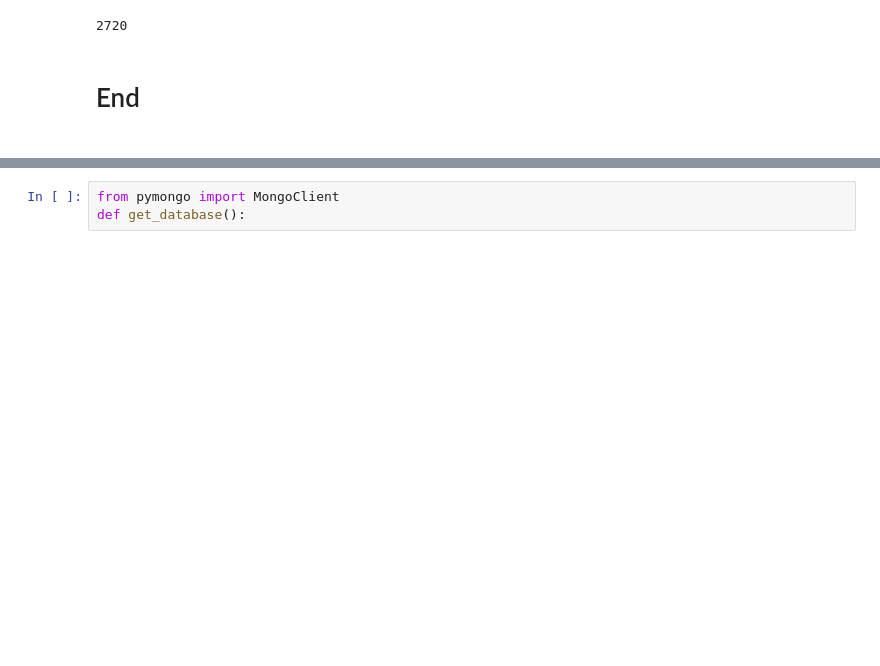
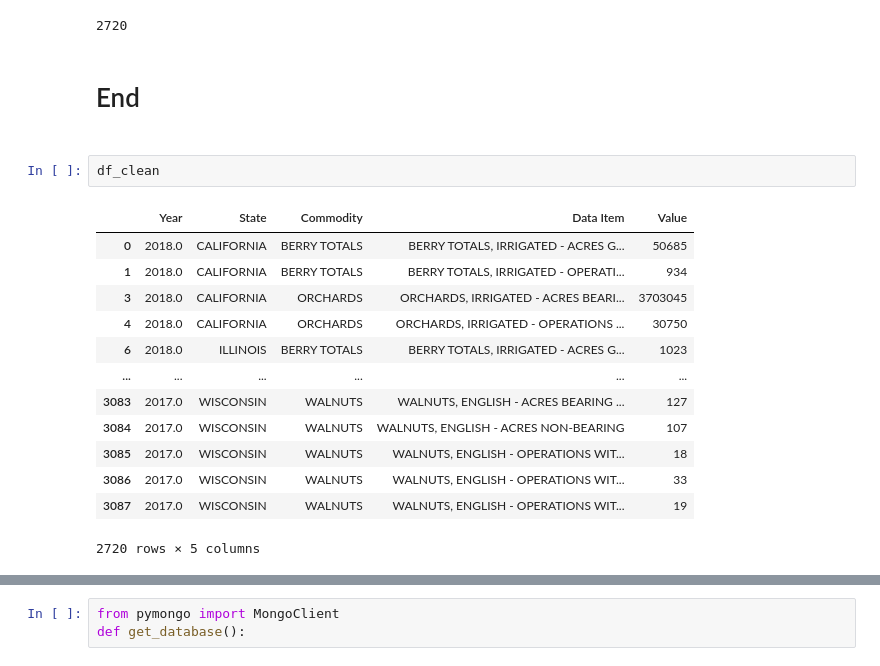
Before and after one commit to DunieCarrasco/Project-3, a Jupyter notebook: USDA_DataCleaning.ipynb, the cells around one changed output, grey strips where cells are left out. Saved outputs shown, nothing was run; the diff lists cells and outputs as text; blank space fills up the shorter version.

```diff
--- a/USDA_DataCleaning.ipynb
+++ b/USDA_DataCleaning.ipynb
@@ -212,3 +212,19 @@ len(df_clean)
 2720
 # %% [markdown]
 <h1>End<h1>
+# %%
+df_clean
+# %% [output]
+|  | Year | State | Commodity | Data Item | Value |
+| 0 | 2018.0 | CALIFORNIA | BERRY TOTALS | BERRY TOTALS, IRRIGATED - ACRES G... | 50685 |
+| 1 | 2018.0 | CALIFORNIA | BERRY TOTALS | BERRY TOTALS, IRRIGATED - OPERATI... | 934 |
+| 3 | 2018.0 | CALIFORNIA | ORCHARDS | ORCHARDS, IRRIGATED - ACRES BEARI... | 3703045 |
+| 4 | 2018.0 | CALIFORNIA | ORCHARDS | ORCHARDS, IRRIGATED - OPERATIONS ... | 30750 |
+| 6 | 2018.0 | ILLINOIS | BERRY TOTALS | BERRY TOTALS, IRRIGATED - ACRES G... | 1023 |
+| ... | ... | ... | ... | ... | ... |
+| 3083 | 2017.0 | WISCONSIN | WALNUTS | WALNUTS, ENGLISH - ACRES BEARING ... | 127 |
+| 3084 | 2017.0 | WISCONSIN | WALNUTS | WALNUTS, ENGLISH - ACRES NON-BEARING | 107 |
+| 3085 | 2017.0 | WISCONSIN | WALNUTS | WALNUTS, ENGLISH - OPERATIONS WIT... | 18 |
+| 3086 | 2017.0 | WISCONSIN | WALNUTS | WALNUTS, ENGLISH - OPERATIONS WIT... | 33 |
+| 3087 | 2017.0 | WISCONSIN | WALNUTS | WALNUTS, ENGLISH - OPERATIONS WIT... | 19 |
+2720 rows × 5 columns
```
Also changed, not shown: parts of 3 cells of this notebook, 2 other files.
